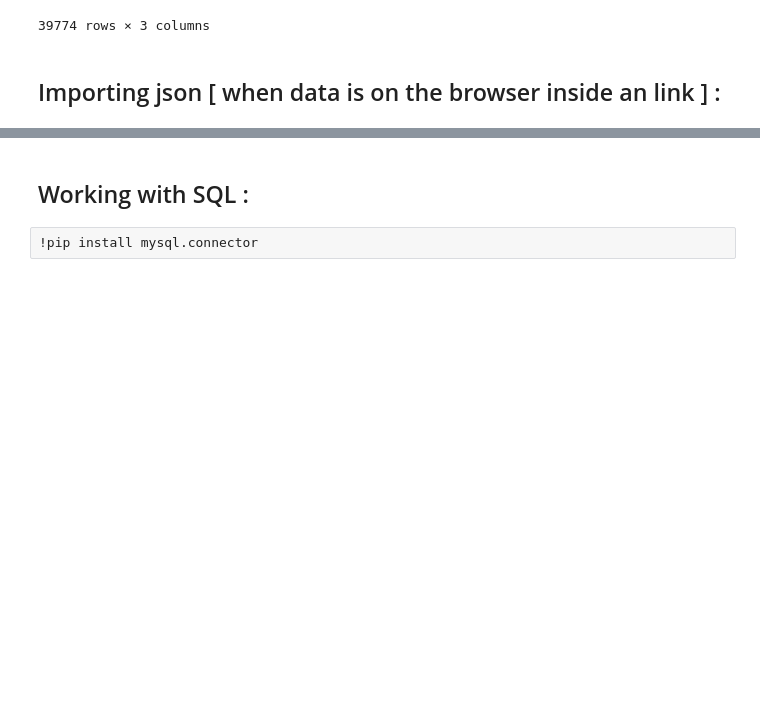
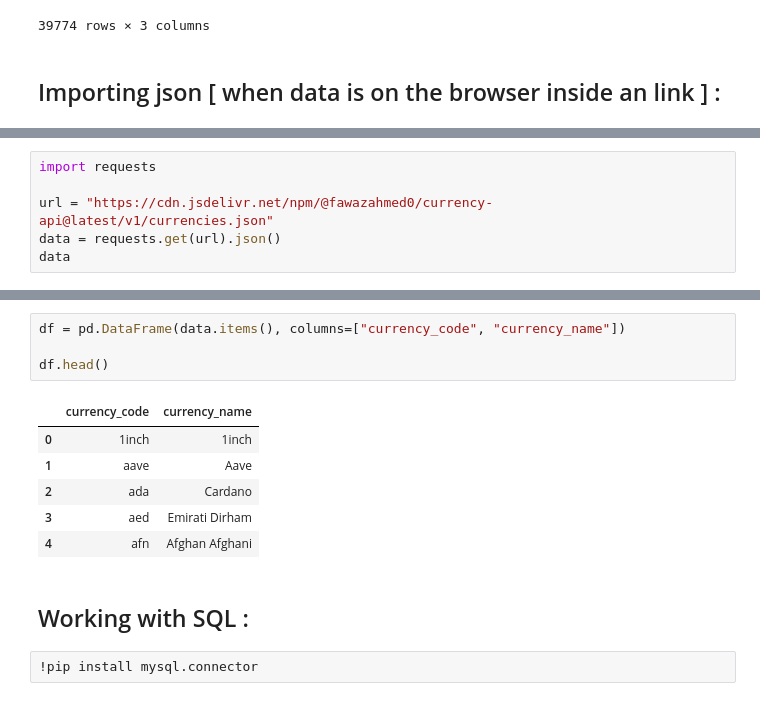
Before and after one commit to actionxbar-14/Data_Analytics, a Jupyter notebook: DAP/Data_Gathering/Notebooks/pandas-import.ipynb, the cells around one changed output, grey strips where cells are left out. Drawn from its saved outputs; the diff is of its cells as text; blank space fills up the shorter version.

Commit message:
pandas_import

```diff
--- a/DAP/Data_Gathering/Notebooks/pandas-import.ipynb
+++ b/DAP/Data_Gathering/Notebooks/pandas-import.ipynb
@@ -68,0 +70,6 @@ pd.read_json(r" URL ")
+# %%
+import requests
+
+url = "https://cdn.jsdelivr.net/npm/@fawazahmed0/currency-api@latest/v1/currencies.json"
+data = requests.get(url).json()
+data
@@ -69,3 +94,14 @@ pd.read_json(r" URL ")
+# %%
+df = pd.DataFrame(data.items(), columns=["currency_code", "currency_name"])
+
+df.head()
+# %% [output]
+|  | currency_code | currency_name |
+| 0 | 1inch | 1inch |
+| 1 | aave | Aave |
+| 2 | ada | Cardano |
+| 3 | aed | Emirati Dirham |
+| 4 | afn | Afghan Afghani |
 # %% [markdown]
 ## Working with SQL :
 # %%
```
Also changed, not shown: parts of 8 cells of this notebook.
